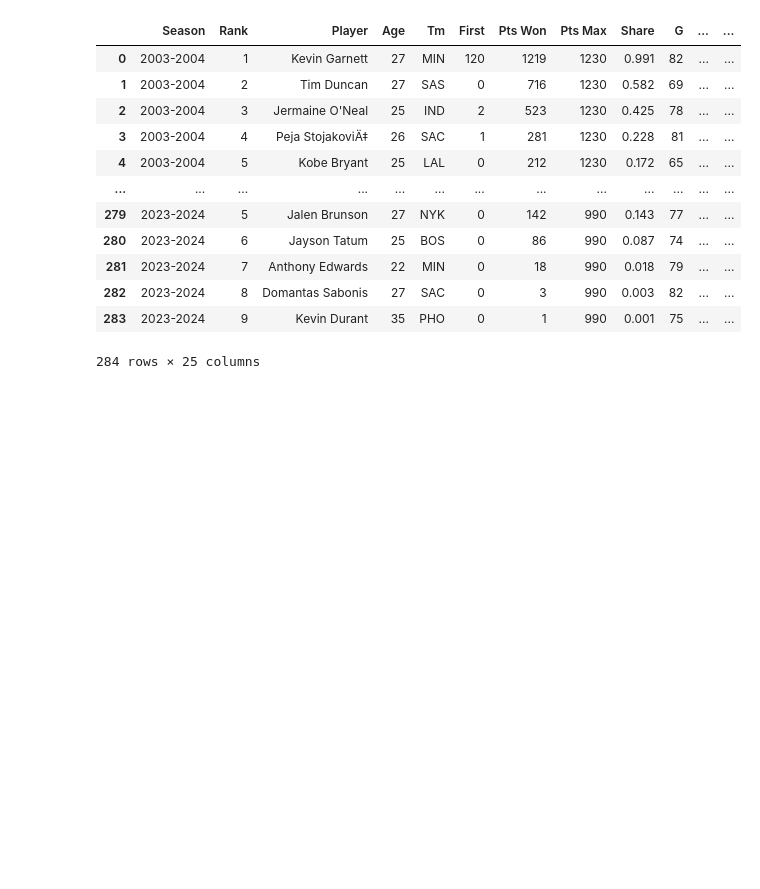
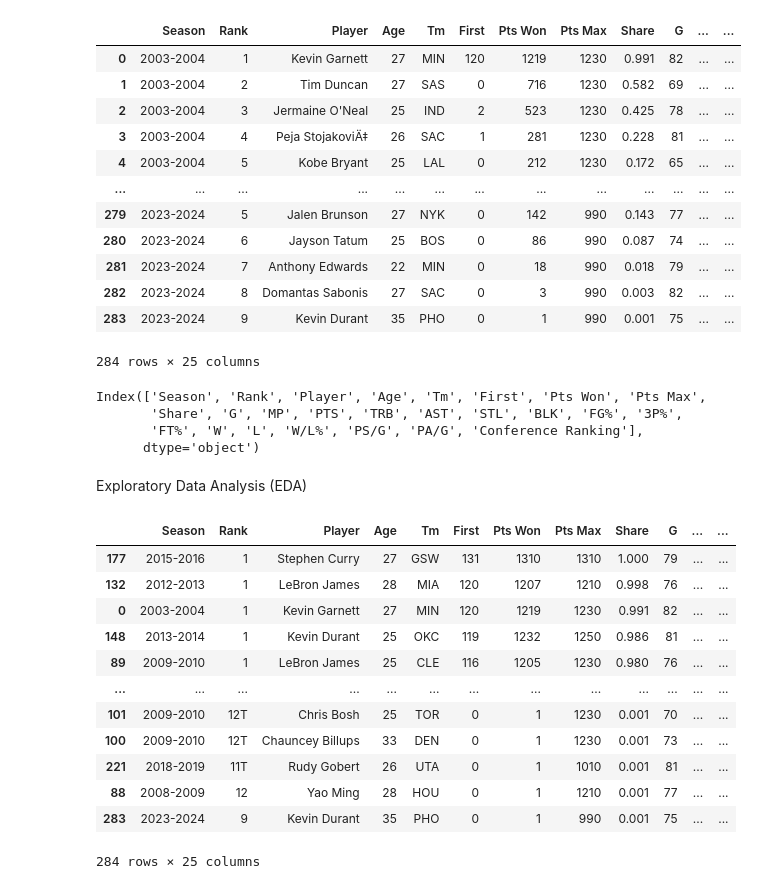
Before and after one commit to gohsoonhao/NBAMVP, a Jupyter notebook: nba_mvp_ml.ipynb, the cells around one changed output. Cells and saved outputs as stored; diff of their text form; code cells hidden in the pictures; blank space fills up the shorter version.

```diff
--- a/nba_mvp_ml.ipynb
+++ b/nba_mvp_ml.ipynb
@@ -21,3 +21,28 @@ df_main
 | 282 | 2023-2024 | 8 | Domantas Sabonis | 27 | SAC | 0 | 3 | 990 | 0.003 | 82 | ... | ... |
 | 283 | 2023-2024 | 9 | Kevin Durant | 35 | PHO | 0 | 1 | 990 | 0.001 | 75 | ... | ... |
 284 rows × 25 columns
+# %%
+df_main.columns
+# %% [output]
+Index(['Season', 'Rank', 'Player', 'Age', 'Tm', 'First', 'Pts Won', 'Pts Max',
+       'Share', 'G', 'MP', 'PTS', 'TRB', 'AST', 'STL', 'BLK', 'FG%', '3P%',
+       'FT%', 'W', 'L', 'W/L%', 'PS/G', 'PA/G', 'Conference Ranking'],
+      dtype='object')
+# %% [markdown]
+Exploratory Data Analysis (EDA)
+# %%
+df_main.sort_values(by=['Share'],ascending=False)
+# %% [output]
+|  | Season | Rank | Player | Age | Tm | First | Pts Won | Pts Max | Share | G | ... | ... |
+| 177 | 2015-2016 | 1 | Stephen Curry | 27 | GSW | 131 | 1310 | 1310 | 1.000 | 79 | ... | ... |
+| 132 | 2012-2013 | 1 | LeBron James | 28 | MIA | 120 | 1207 | 1210 | 0.998 | 76 | ... | ... |
+| 0 | 2003-2004 | 1 | Kevin Garnett | 27 | MIN | 120 | 1219 | 1230 | 0.991 | 82 | ... | ... |
+| 148 | 2013-2014 | 1 | Kevin Durant | 25 | OKC | 119 | 1232 | 1250 | 0.986 | 81 | ... | ... |
+| 89 | 2009-2010 | 1 | LeBron James | 25 | CLE | 116 | 1205 | 1230 | 0.980 | 76 | ... | ... |
+| ... | ... | ... | ... | ... | ... | ... | ... | ... | ... | ... | ... | ... |
+| 101 | 2009-2010 | 12T | Chris Bosh | 25 | TOR | 0 | 1 | 1230 | 0.001 | 70 | ... | ... |
+| 100 | 2009-2010 | 12T | Chauncey Billups | 33 | DEN | 0 | 1 | 1230 | 0.001 | 73 | ... | ... |
+| 221 | 2018-2019 | 11T | Rudy Gobert | 26 | UTA | 0 | 1 | 1010 | 0.001 | 81 | ... | ... |
+| 88 | 2008-2009 | 12 | Yao Ming | 28 | HOU | 0 | 1 | 1210 | 0.001 | 77 | ... | ... |
+| 283 | 2023-2024 | 9 | Kevin Durant | 35 | PHO | 0 | 1 | 990 | 0.001 | 75 | ... | ... |
+284 rows × 25 columns
```
Also changed, not shown: parts of 5 cells of this notebook.
